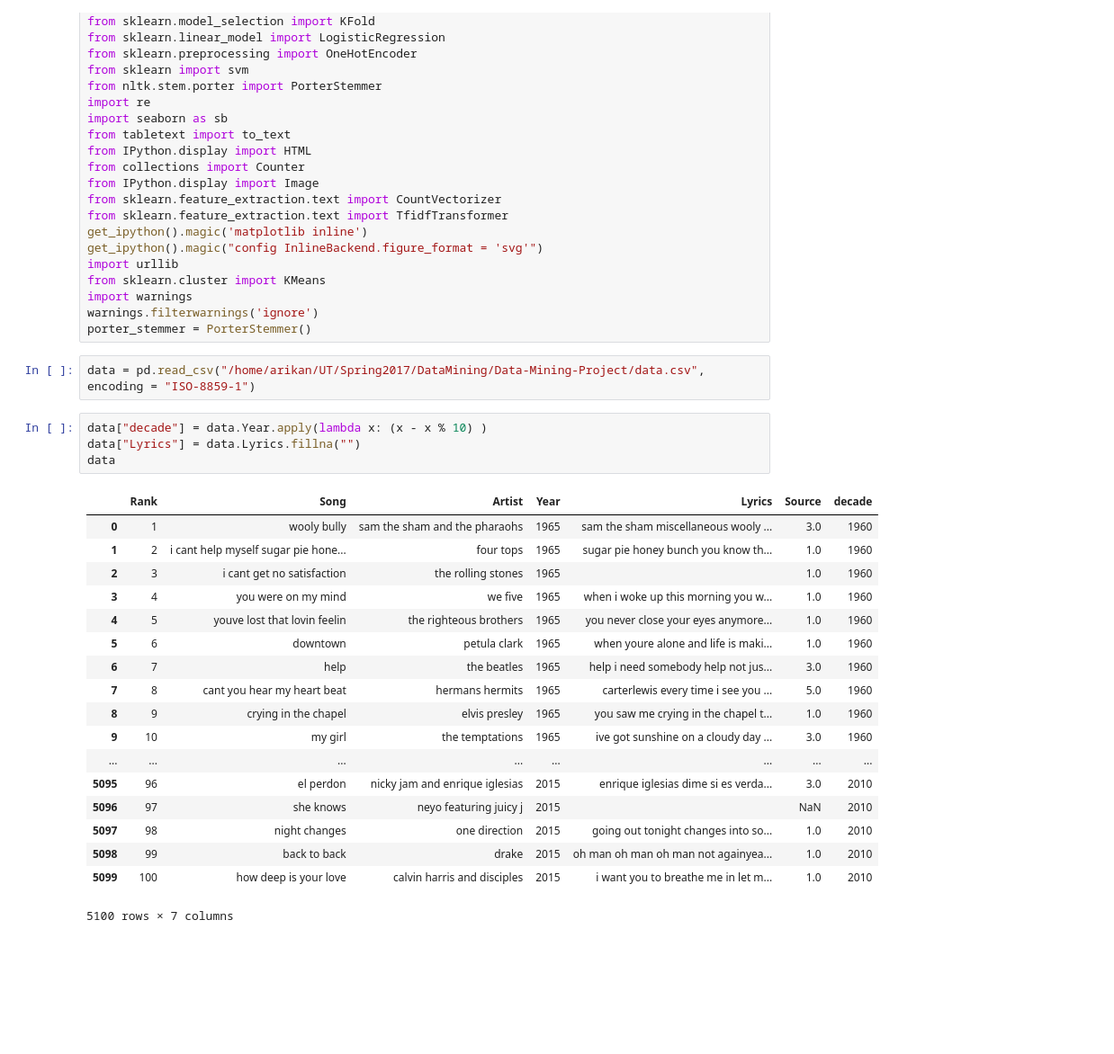
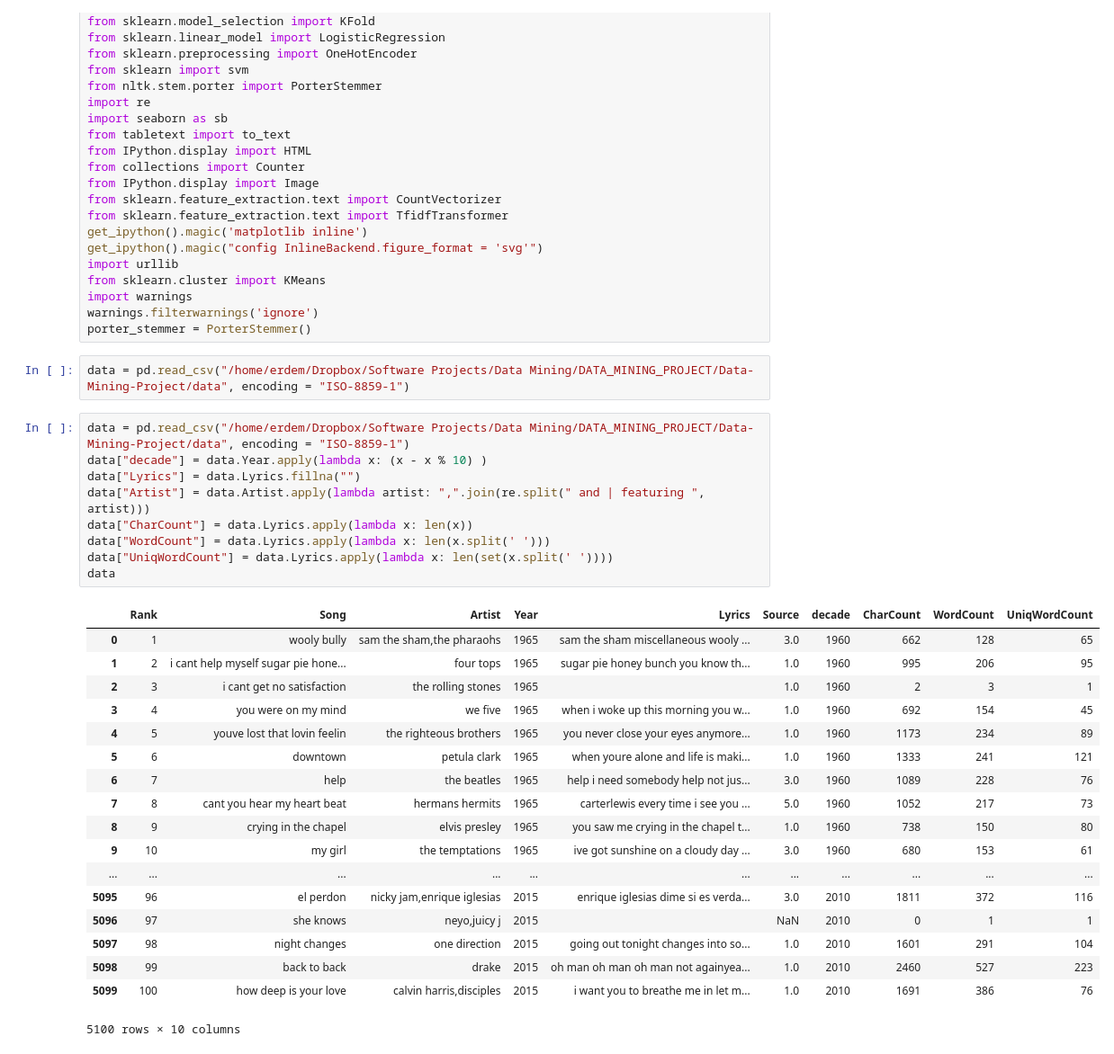
Before and after one commit to erdemtor/Data-Mining-Project, a Jupyter notebook: project.ipynb, the cells around one changed output. Shown: that part at 90% size. Cells and saved outputs as stored; diff of their text form; blank space fills up the shorter version.

```diff
--- a/project.ipynb
+++ b/project.ipynb
@@ -35,30 +35,35 @@ import warnings
 warnings.filterwarnings('ignore')
 porter_stemmer = PorterStemmer()
 # %%
-data = pd.read_csv("/home/arikan/UT/Spring2017/DataMining/Data-Mining-Project/data.csv", encoding = "ISO-8859-1")
+data = pd.read_csv("/home/erdem/Dropbox/Software Projects/Data Mining/DATA_MINING_PROJECT/Data-Mining-Project/data", encoding = "ISO-8859-1")
-# %%
-data["decade"] = data.Year.apply(lambda x: (x - x % 10) )
-data["Lyrics"] = data.Lyrics.fillna("")
-data
-# %% [output]
-|  | Rank | Song | Artist | Year | Lyrics | Source | decade |
-| 0 | 1 | wooly bully | sam the sham and the pharaohs | 1965 | sam the sham miscellaneous wooly ... | 3.0 | 1960 |
-| 1 | 2 | i cant help myself sugar pie hone... | four tops | 1965 | sugar pie honey bunch you know th... | 1.0 | 1960 |
-| 2 | 3 | i cant get no satisfaction | the rolling stones | 1965 |  | 1.0 | 1960 |
-| 3 | 4 | you were on my mind | we five | 1965 | when i woke up this morning you w... | 1.0 | 1960 |
-| 4 | 5 | youve lost that lovin feelin | the righteous brothers | 1965 | you never close your eyes anymore... | 1.0 | 1960 |
-| 5 | 6 | downtown | petula clark | 1965 | when youre alone and life is maki... | 1.0 | 1960 |
-| 6 | 7 | help | the beatles | 1965 | help i need somebody help not jus... | 3.0 | 1960 |
-| 7 | 8 | cant you hear my heart beat | hermans hermits | 1965 | carterlewis every time i see you ... | 5.0 | 1960 |
-| 8 | 9 | crying in the chapel | elvis presley | 1965 | you saw me crying in the chapel t... | 1.0 | 1960 |
-| 9 | 10 | my girl | the temptations | 1965 | ive got sunshine on a cloudy day ... | 3.0 | 1960 |
-| ... | ... | ... | ... | ... | ... | ... | ... |
-| 5095 | 96 | el perdon | nicky jam and enrique iglesias | 2015 | enrique iglesias dime si es verda... | 3.0 | 2010 |
-| 5096 | 97 | she knows | neyo featuring juicy j | 2015 |  | NaN | 2010 |
-| 5097 | 98 | night changes | one direction | 2015 | going out tonight changes into so... | 1.0 | 2010 |
-| 5098 | 99 | back to back | drake | 2015 | oh man oh man oh man not againyea... | 1.0 | 2010 |
-| 5099 | 100 | how deep is your love | calvin harris and disciples | 2015 | i want you to breathe me in let m... | 1.0 | 2010 |
-5100 rows × 7 columns
+# %%
+data = pd.read_csv("/home/erdem/Dropbox/Software Projects/Data Mining/DATA_MINING_PROJECT/Data-Mining-Project/data", encoding = "ISO-8859-1")
+data["decade"] = data.Year.apply(lambda x: (x - x % 10) )
+data["Lyrics"] = data.Lyrics.fillna("")
+data["Artist"] = data.Artist.apply(lambda artist: ",".join(re.split(" and | featuring ", artist)))
+data["CharCount"] = data.Lyrics.apply(lambda x: len(x))
+data["WordCount"] = data.Lyrics.apply(lambda x: len(x.split(' ')))
+data["UniqWordCount"] = data.Lyrics.apply(lambda x: len(set(x.split(' '))))
+data
+# %% [output]
+|  | Rank | Song | Artist | Year | Lyrics | Source | decade | CharCount | WordCount | UniqWordCount |
+| 0 | 1 | wooly bully | sam the sham,the pharaohs | 1965 | sam the sham miscellaneous wooly ... | 3.0 | 1960 | 662 | 128 | 65 |
+| 1 | 2 | i cant help myself sugar pie hone... | four tops | 1965 | sugar pie honey bunch you know th... | 1.0 | 1960 | 995 | 206 | 95 |
+| 2 | 3 | i cant get no satisfaction | the rolling stones | 1965 |  | 1.0 | 1960 | 2 | 3 | 1 |
+| 3 | 4 | you were on my mind | we five | 1965 | when i woke up this morning you w... | 1.0 | 1960 | 692 | 154 | 45 |
+| 4 | 5 | youve lost that lovin feelin | the righteous brothers | 1965 | you never close your eyes anymore... | 1.0 | 1960 | 1173 | 234 | 89 |
+| 5 | 6 | downtown | petula clark | 1965 | when youre alone and life is maki... | 1.0 | 1960 | 1333 | 241 | 121 |
+| 6 | 7 | help | the beatles | 1965 | help i need somebody help not jus... | 3.0 | 1960 | 1089 | 228 | 76 |
+| 7 | 8 | cant you hear my heart beat | hermans hermits | 1965 | carterlewis every time i see you ... | 5.0 | 1960 | 1052 | 217 | 73 |
+| 8 | 9 | crying in the chapel | elvis presley | 1965 | you saw me crying in the chapel t... | 1.0 | 1960 | 738 | 150 | 80 |
+| 9 | 10 | my girl | the temptations | 1965 | ive got sunshine on a cloudy day ... | 3.0 | 1960 | 680 | 153 | 61 |
+| ... | ... | ... | ... | ... | ... | ... | ... | ... | ... | ... |
+| 5095 | 96 | el perdon | nicky jam,enrique iglesias | 2015 | enrique iglesias dime si es verda... | 3.0 | 2010 | 1811 | 372 | 116 |
+| 5096 | 97 | she knows | neyo,juicy j | 2015 |  | NaN | 2010 | 0 | 1 | 1 |
+| 5097 | 98 | night changes | one direction | 2015 | going out tonight changes into so... | 1.0 | 2010 | 1601 | 291 | 104 |
+| 5098 | 99 | back to back | drake | 2015 | oh man oh man oh man not againyea... | 1.0 | 2010 | 2460 | 527 | 223 |
+| 5099 | 100 | how deep is your love | calvin harris,disciples | 2015 | i want you to breathe me in let m... | 1.0 | 2010 | 1691 | 386 | 76 |
+5100 rows × 10 columns
 # %%
 tv = CountVectorizer()
 X = tv.fit_transform(data.Lyrics)
```
Also changed, not shown: parts of 9 cells of this notebook.
